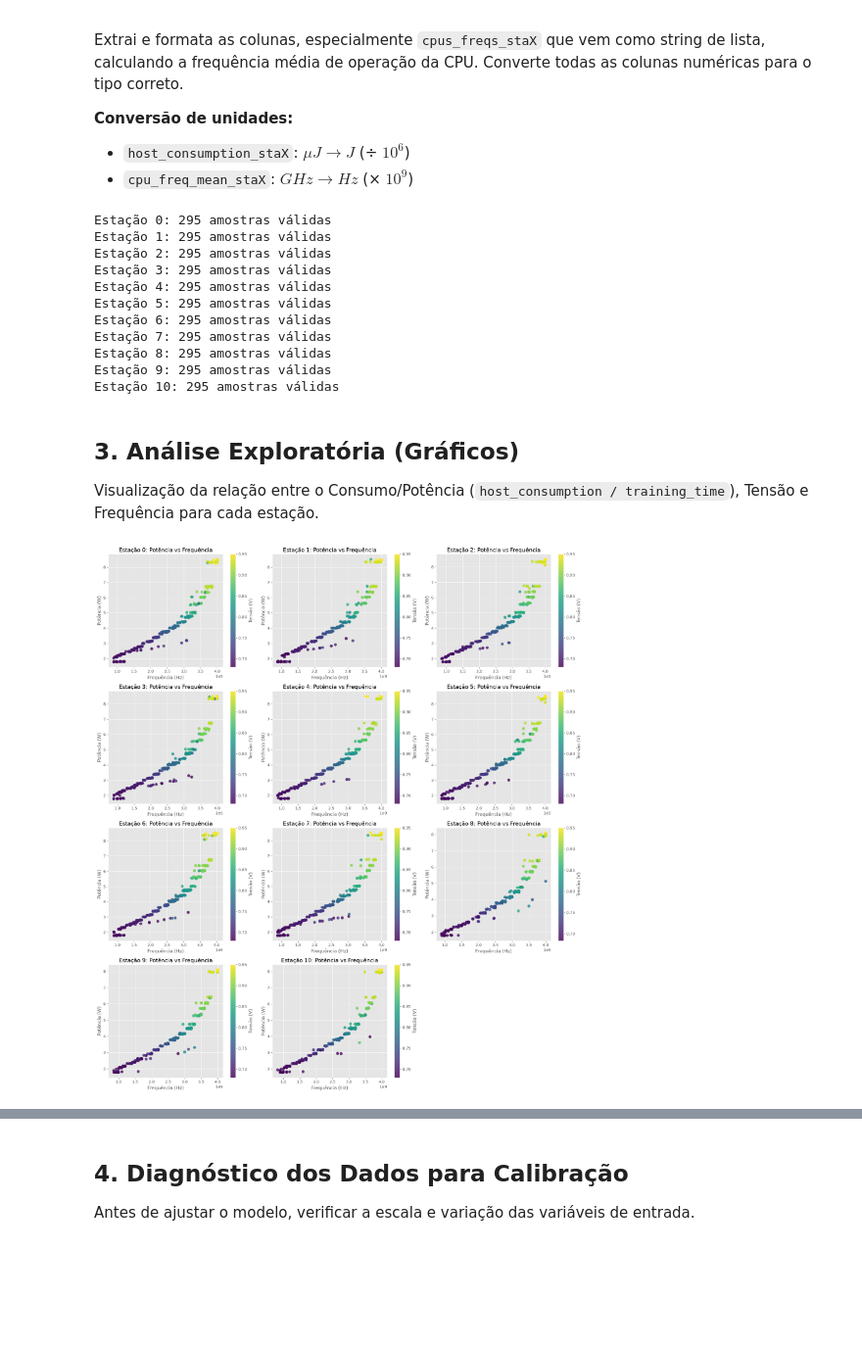
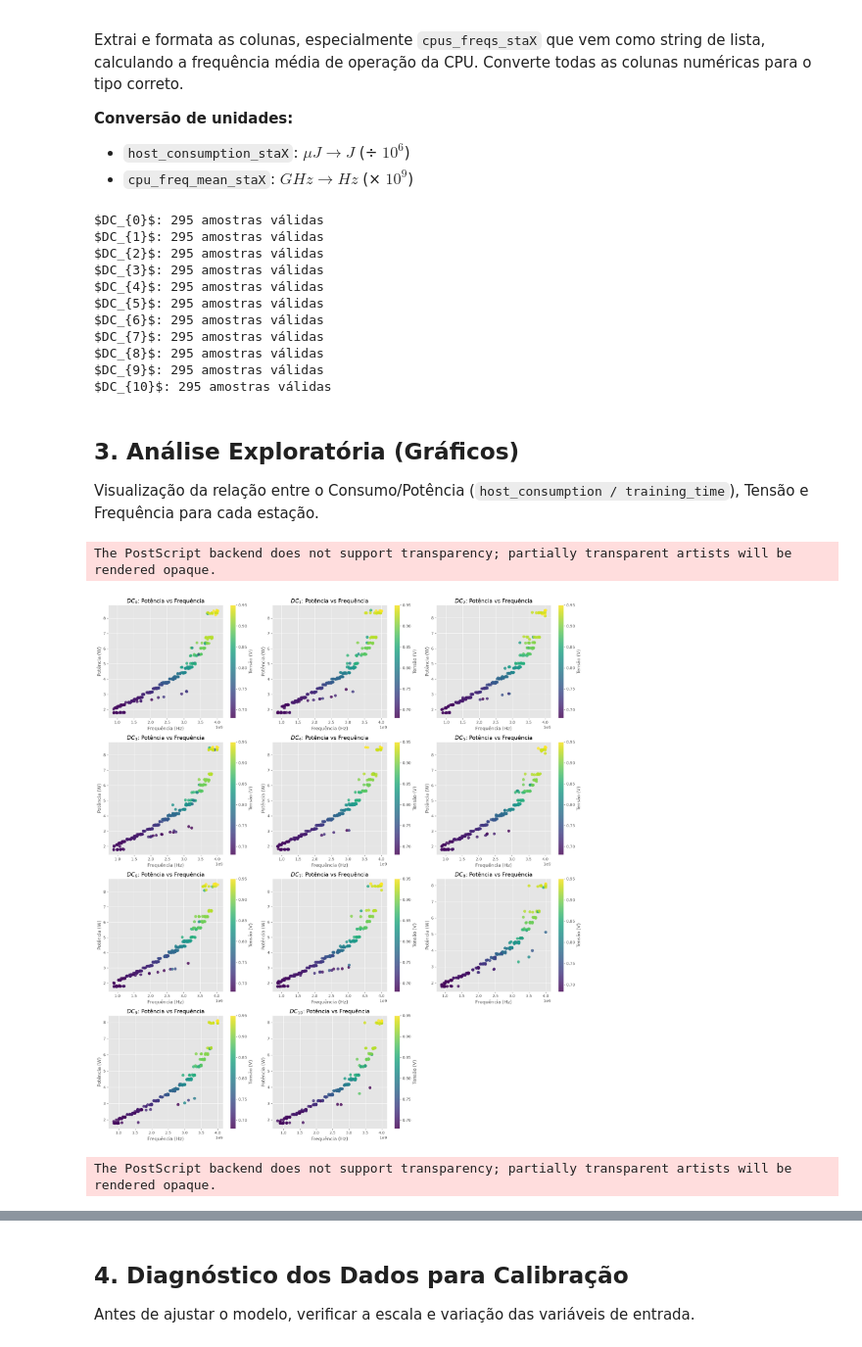
Before and after one commit to niloMarchiori/dissertacao_code, a Jupyter notebook: Analise/calibrar_alpha_11/fit_alpha.ipynb, the cells around one changed output, grey strips where cells are left out. Shown at 98% size. Drawn from its saved outputs; the diff is of its cells as text; code cells hidden in the pictures; blank space fills up the shorter version.

```diff
--- a/Analise/calibrar_alpha_11/fit_alpha.ipynb
+++ b/Analise/calibrar_alpha_11/fit_alpha.ipynb
@@ -108,19 +111,19 @@ if not df.empty:
             df_tmp[f'cpu_freq_mean_sta{i}'] = df_tmp[f'cpu_freq_mean_sta{i}'] * 1e9
 
         df_sta[i] = df_tmp
-        print(f"Estação {i}: {len(df_tmp)} amostras válidas")
+        print(f"$DC_{{{i}}}$: {len(df_tmp)} amostras válidas")
 # %% [output]
-Estação 0: 295 amostras válidas
-Estação 1: 295 amostras válidas
-Estação 2: 295 amostras válidas
-Estação 3: 295 amostras válidas
-Estação 4: 295 amostras válidas
-Estação 5: 295 amostras válidas
-Estação 6: 295 amostras válidas
-Estação 7: 295 amostras válidas
-Estação 8: 295 amostras válidas
-Estação 9: 295 amostras válidas
-Estação 10: 295 amostras válidas
+$DC_{0}$: 295 amostras válidas
+$DC_{1}$: 295 amostras válidas
+$DC_{2}$: 295 amostras válidas
+$DC_{3}$: 295 amostras válidas
+$DC_{4}$: 295 amostras válidas
+$DC_{5}$: 295 amostras válidas
+$DC_{6}$: 295 amostras válidas
+$DC_{7}$: 295 amostras válidas
+$DC_{8}$: 295 amostras válidas
+$DC_{9}$: 295 amostras válidas
+$DC_{10}$: 295 amostras válidas
 # %% [markdown]
 ## 3. Análise Exploratória (Gráficos)
 Visualização da relação entre o Consumo/Potência (`host_consumption / training_time`), Tensão e Frequência para cada estação.
@@ -147,39 +150,43 @@ if num_stations > 0:
             volt = df_i[f'cpu_voltage_sta{i}']
 
             sc = ax.scatter(freq, power, c=volt, cmap='viridis', s=50, alpha=0.8)
-            ax.set_title(f'Estação {i}: Potência vs Frequência')
+            ax.set_title(f'$DC_{{{i}}}$: Potência vs Frequência')
             ax.set_xlabel('Frequência (Hz)')
             ax.set_ylabel('Potência (W)')
             fig.colorbar(sc, ax=ax, label='Tensão (V)')
 
     # Remover subplots vazios
     for idx in range(num_stations, len(axes)):
         fig.delaxes(axes[idx])
 
     plt.tight_layout()
+    plt.savefig('fit_alpha_plot_1.eps', format='eps', bbox_inches='tight')
     plt.show()
 
     # --- 2. Gráficos de Tensão vs Frequência ---
     fig2, axes2 = plt.subplots(rows_plot, cols_plot, figsize=(18, 5 * rows_plot))
     axes2 = axes2.flatten() if num_stations > 1 else [axes2]
 
     for idx, i in enumerate(stations_with_data):
         ax = axes2[idx]
         df_i = df_sta[i]
 
         freq = df_i[f'cpu_freq_mean_sta{i}']
         volt = df_i[f'cpu_voltage_sta{i}']
 
         ax.scatter(freq, volt, color='darkorange', alpha=0.7)
-        ax.set_title(f'Estação {i}: Tensão vs Frequência')
+        ax.set_title(f'$DC_{{{i}}}$: Tensão vs Frequência')
         ax.set_xlabel('Frequência (Hz)')
         ax.set_ylabel('Tensão (V)')
 
     # Remover subplots vazios
     for idx in range(num_stations, len(axes2)):
         fig2.delaxes(axes2[idx])
 
     plt.tight_layout()
+    plt.savefig('fit_alpha_plot_2.eps', format='eps', bbox_inches='tight')
     plt.show()
 # %% [output]
+The PostScript backend does not support transparency; partially transparent artists will be rendered opaque.
-[figure, old version]
+[figure, new version]
+The PostScript backend does not support transparency; partially transparent artists will be rendered opaque.
```
Also changed, not shown: parts of 5 cells of this notebook, 10 other files.
